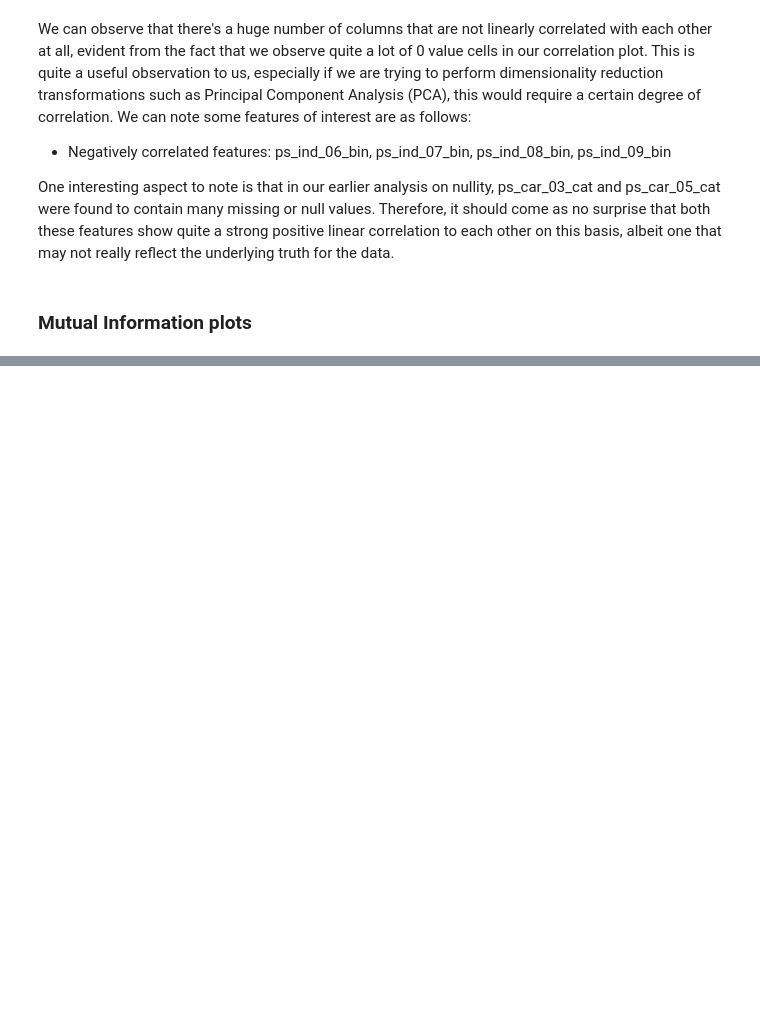
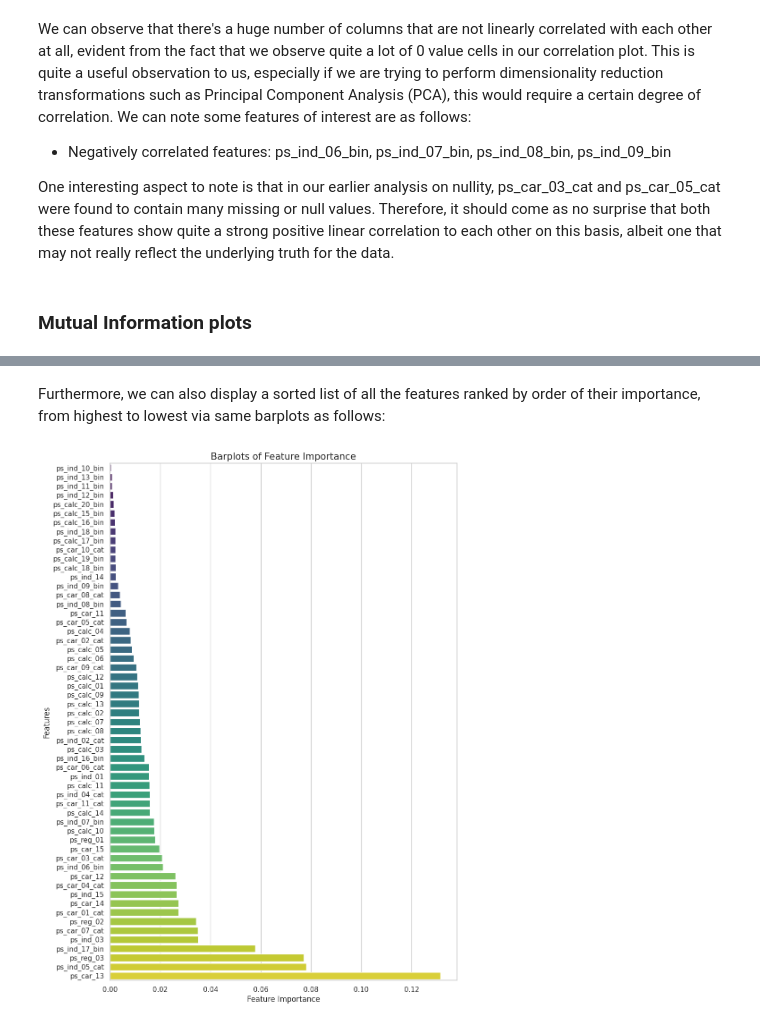
Before and after one commit to lequyan2003/Porto-Seguro-Safe-Driver-Prediction-Kaggle, a Jupyter notebook: Porto_Seguro’s_Safe_Driver_Prediction.ipynb, the cells around one changed output, grey strips where cells are left out. Saved outputs shown, nothing was run; the diff lists cells and outputs as text; code cells hidden in the pictures; blank space fills up the shorter version.

```diff
--- a/Porto_Seguro’s_Safe_Driver_Prediction.ipynb
+++ b/Porto_Seguro’s_Safe_Driver_Prediction.ipynb
@@ -193,0 +324,44 @@ One interesting aspect to note is that in our earlier analysis on nullity, ps_ca
+# %% [markdown]
+Furthermore, we can also display a sorted list of all the features ranked by order of their importance, from highest to lowest via same barplots as follows:
+# %%
+import seaborn as sns
+import matplotlib.pyplot as plt
+import pandas as pd
+import numpy as np
+
+# Assuming 'rf' is the trained RandomForestClassifier and 'features' are the feature names
+feature_importances = rf.feature_importances_
+
+# Sort the features by importance
+sorted_idx = np.argsort(feature_importances)
+sorted_importances = feature_importances[sorted_idx]
+sorted_features = features[sorted_idx]
+
+# Create a DataFrame for easier plotting with seaborn
+df_importance = pd.DataFrame({
+    'Feature': sorted_features,
+    'Importance': sorted_importances
+})
+
+# Set the style
+sns.set(style='whitegrid')
+
+# Create the bar plot using seaborn
+plt.figure(figsize=(10, 15))
+colors = sns.color_palette("viridis", len(sorted_features))
+barplot = sns.barplot(
+    x='Importance',
+    y='Feature',
+    data=df_importance,
+    palette=colors
+)
+
+# Add titles and labels
+plt.title('Barplots of Feature Importance', fontsize=15)
+plt.xlabel('Feature Importance', fontsize=12)
+plt.ylabel('Features', fontsize=12)
+
+# Show the plot
+plt.show()
+# %% [output]
+[figure, added]
```
Also changed, not shown: parts of 29 cells of this notebook.
